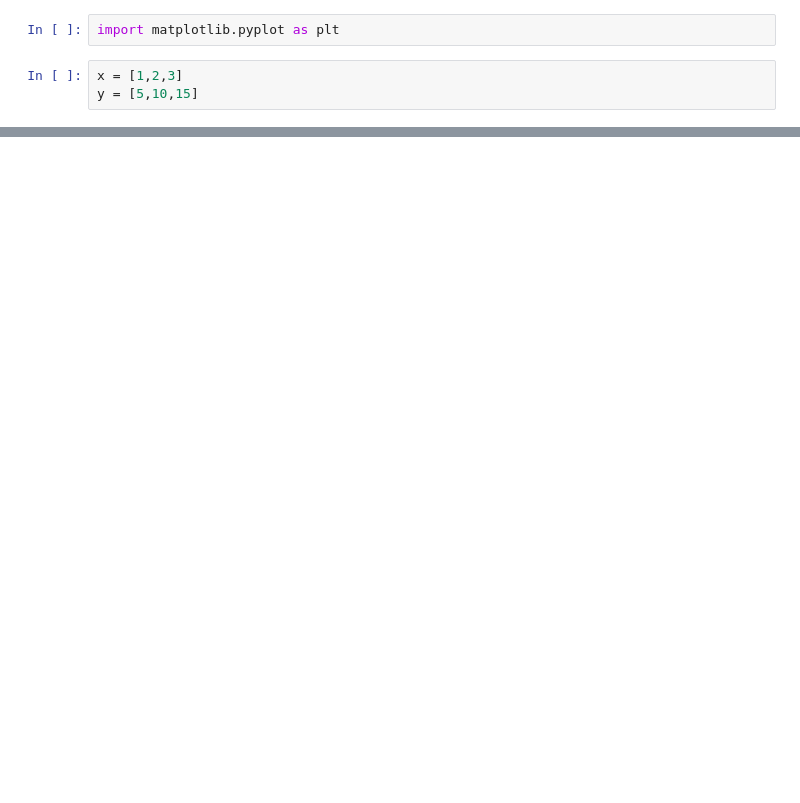
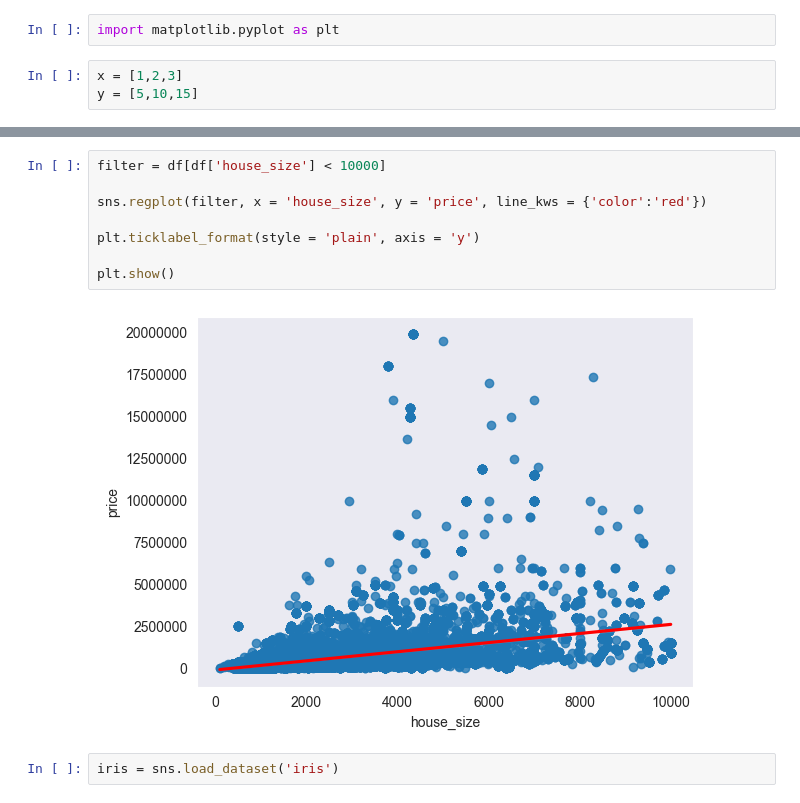
Before and after one commit to malex167/Learning-Python-Files, a Jupyter notebook: Matplotlib and Seaborn.ipynb, the cells around one changed output, grey strips where cells are left out. Drawn from its saved outputs; the diff is of its cells as text; blank space fills up the shorter version.

```diff
--- a/Matplotlib and Seaborn.ipynb
+++ b/Matplotlib and Seaborn.ipynb
@@ -34,0 +79,12 @@ plt.show()
+# %%
+filter = df[df['house_size'] < 10000]
+
+sns.regplot(filter, x = 'house_size', y = 'price', line_kws = {'color':'red'})
+
+plt.ticklabel_format(style = 'plain', axis = 'y')
+
+plt.show()
+# %% [output]
+[figure, added]
+# %%
+iris = sns.load_dataset('iris')
```
Also changed, not shown: parts of 12 cells of this notebook, 3 other files.
